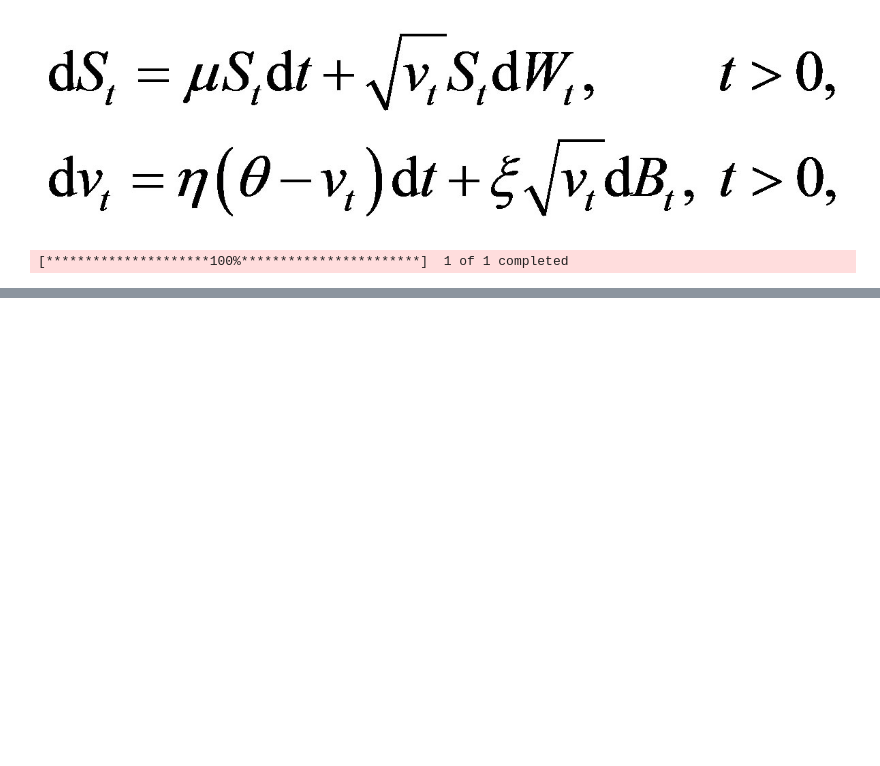
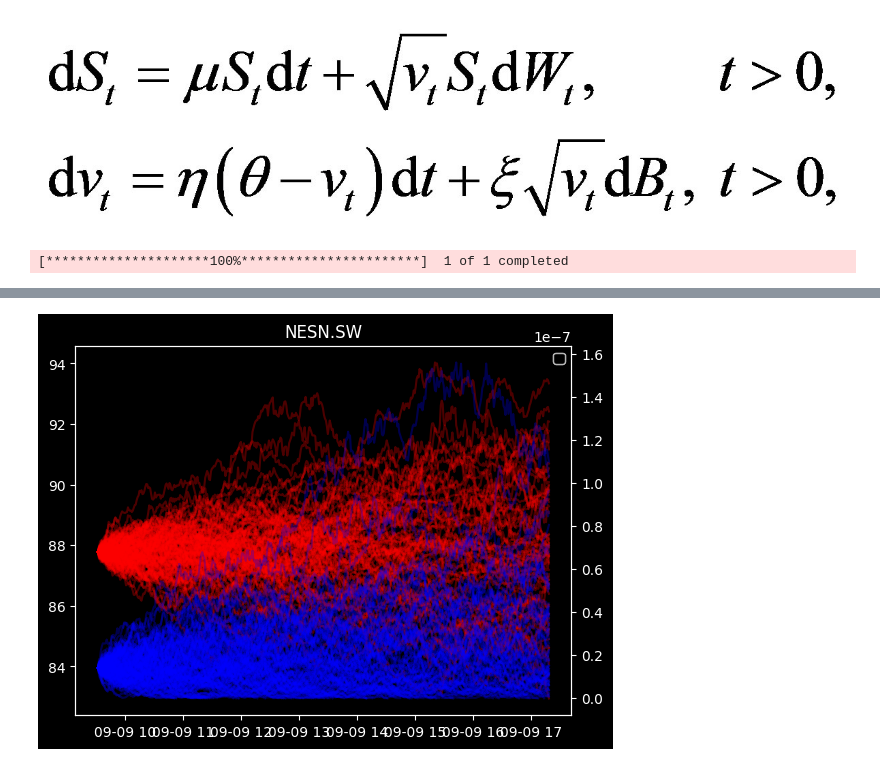
Before and after one commit to viviankessler/neural-sde, a Jupyter notebook: infer_heston.ipynb, the cells around one changed output, grey strips where cells are left out. Drawn from its saved outputs; the diff is of its cells as text; code cells hidden in the pictures; blank space fills up the shorter version.

```diff
--- a/infer_heston.ipynb
+++ b/infer_heston.ipynb
@@ -83,0 +92,43 @@ plt.show()
+# %%
+class Heston(torch.nn.Module):
+
+    noise_type = "diagonal"
+    sde_type = "ito"
+    state_size = 2
+
+    def __init__(self, theta, eta, xi, r=.0, q=.0, rho=.0):
+        super().__init__()
+        self.r = torch.nn.Parameter(torch.tensor(r), requires_grad=False)
+        self.q = torch.nn.Parameter(torch.tensor(q), requires_grad=False)
+        self.eta = torch.nn.Parameter(torch.tensor(eta), requires_grad=False)
+        self.theta = torch.nn.Parameter(torch.tensor(theta), requires_grad=False)
+        self.xi = torch.nn.Parameter(torch.tensor(xi), requires_grad=False)
+        self.rho = torch.nn.Parameter(torch.tensor(rho), requires_grad=False)  # TODO
+
+    def f(self, t, y):
+        return torch.zeros_like(y)
+
+    def g(self, t, y):
+        diffusion_1 = y[:, 0] * torch.sqrt(y[:, -1])
+        diffusion_2 = self.xi * torch.sqrt(y[:, -1])
+        diffusion = torch.stack([diffusion_1, diffusion_2], dim=-1)
+        return diffusion.view(y.shape[0], self.state_size)
+# %%
+times = torch.tensor(observed_heston_process["t"], requires_grad=False)
+initial_states = torch.tensor(observed_heston_process[["S", "ν"]].iloc[0], requires_grad=False).repeat(128, 1)
+sde = Heston(theta=theta, eta=eta, xi=xi)
+
+solution = torchsde.sdeint(sde, initial_states, times, method="euler", dt=DT)
+
+fig, ax1 = plt.subplots()
+ax2 = ax1.twinx()
+for trajectory in solution[..., 0].transpose(0, 1):
+    ax1.plot(observed_heston_process.index, trajectory, c="red", alpha=.3)
+for trajectory in solution[..., 1].transpose(0, 1):
+    ax2.plot(observed_heston_process.index, trajectory, c="blue", alpha=.3)
+ax1.legend()
+ax2.legend()
+plt.title(STOCK_NAME)
+plt.show()
+# %% [output]
+[figure, added]
```
Also changed, not shown: parts of 4 cells of this notebook.
